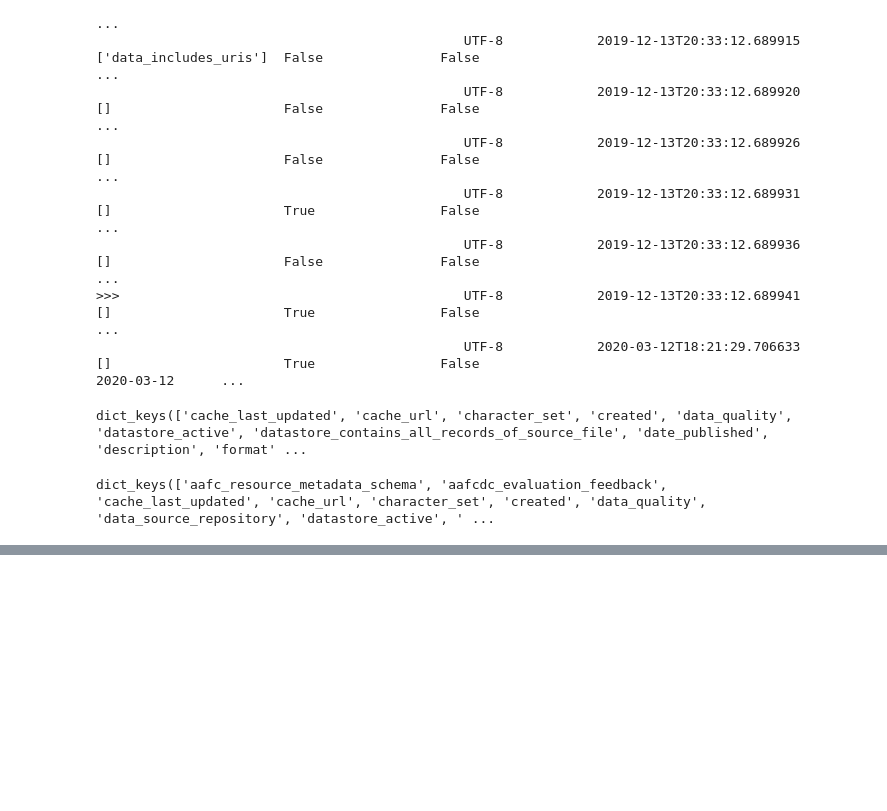
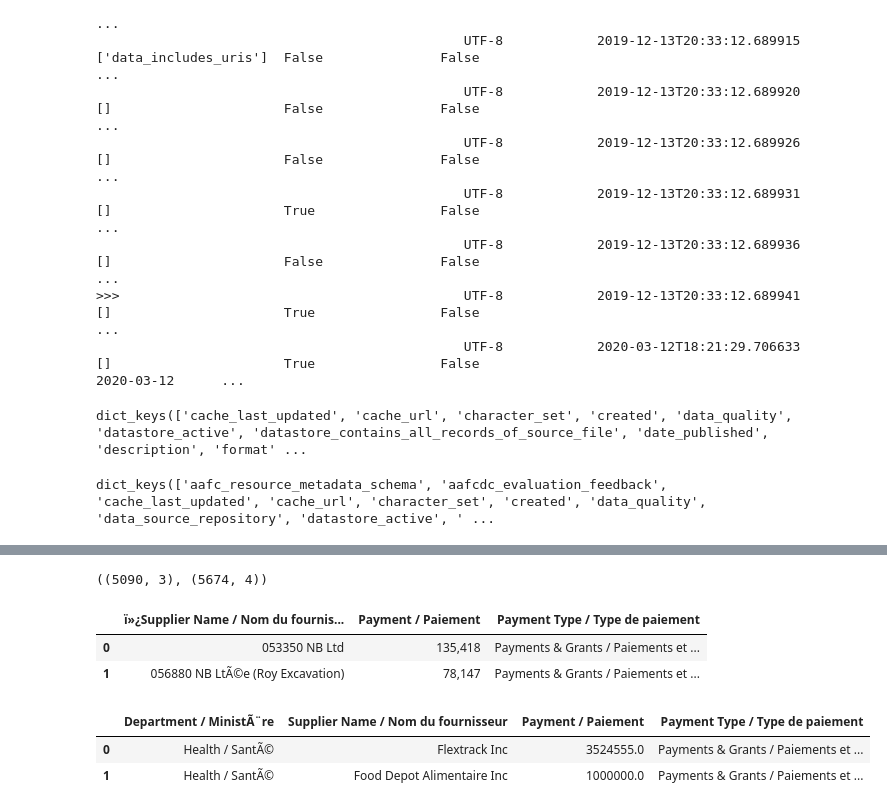
Before and after one commit to dbmodena/lakegen_demo, a Jupyter notebook: tables_filtering/test.ipynb, the cells around one changed output, grey strips where cells are left out. Cells and saved outputs as stored; diff of their text form; code cells hidden in the pictures; blank space fills up the shorter version.

```diff
--- a/tables_filtering/test.ipynb
+++ b/tables_filtering/test.ipynb
@@ -684,0 +766,23 @@ dict_keys(['aafc_resource_metadata_schema', 'aafcdc_evaluation_feedback', 'cache
+# %%
+tables = os.listdir(os.path.join('data', 'tmp'))
+# %%
+r, s = tables[:2]
+# %%
+r_df = pd.read_csv(os.path.join('data', 'tmp', r))
+s_df = pd.read_csv(os.path.join('data', 'tmp', s))
+# %%
+r_df.shape, s_df.shape
+# %% [output]
+((5090, 3), (5674, 4))
+# %%
+r_df.head(2)
+# %% [output]
+|  | ï»¿Supplier Name / Nom du fournis... | Payment / Paiement | Payment Type / Type de paiement |
+| 0 | 053350 NB Ltd | 135,418 | Payments & Grants / Paiements et ... |
+| 1 | 056880 NB LtÃ©e (Roy Excavation) | 78,147 | Payments & Grants / Paiements et ... |
+# %%
+s_df.head(2)
+# %% [output]
+|  | Department / MinistÃ¨re | Supplier Name / Nom du fournisseur | Payment / Paiement | Payment Type / Type de paiement |
+| 0 | Health / SantÃ© | Flextrack Inc | 3524555.0 | Payments & Grants / Paiements et ... |
+| 1 | Health / SantÃ© | Food Depot Alimentaire Inc | 1000000.0 | Payments & Grants / Paiements et ... |
```
Also changed, not shown: parts of 20 cells of this notebook, 10 other files.
